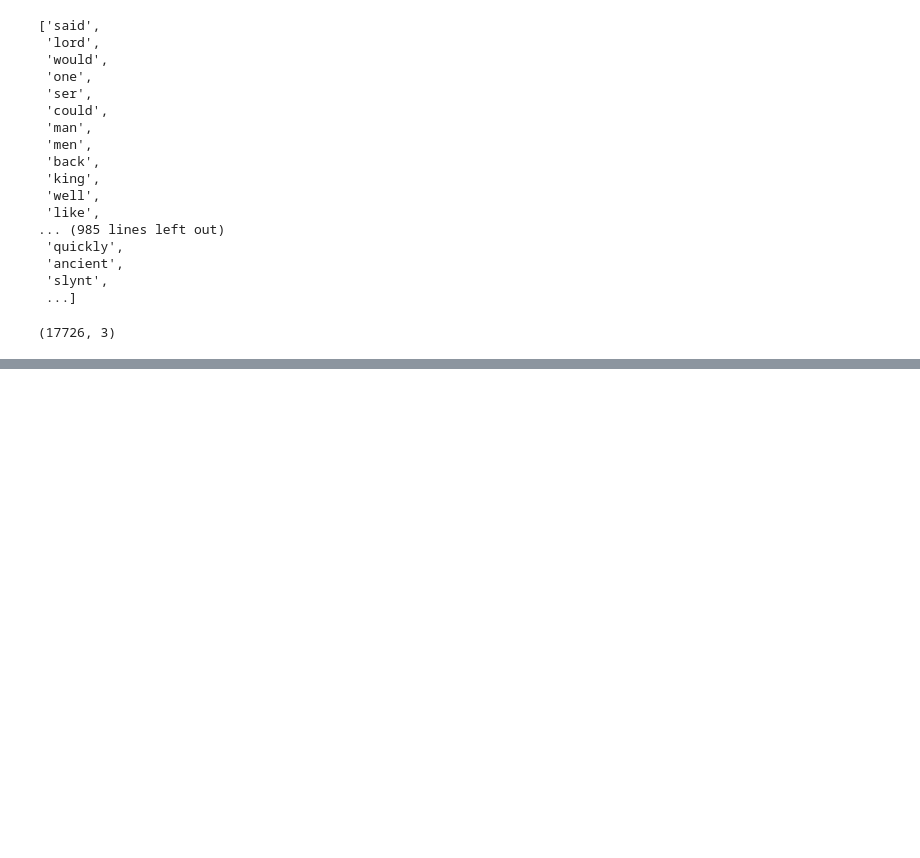
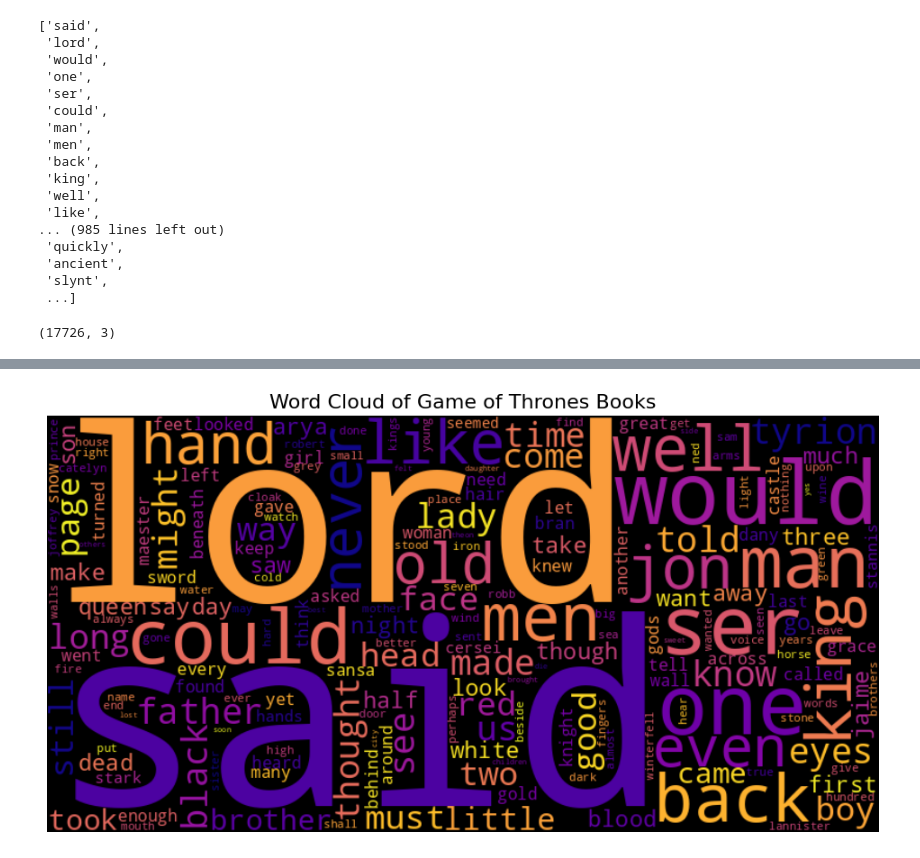
Before and after one commit to Nancy727/GameOfThronesNlp, a Jupyter notebook: GameOfThrones.ipynb, the cells around one changed output, grey strips where cells are left out. Drawn from its saved outputs; the diff is of its cells as text; code cells hidden in the pictures; blank space fills up the shorter version.

```diff
--- a/GameOfThrones.ipynb
+++ b/GameOfThrones.ipynb
@@ -200,0 +219,9 @@ fig.show()
+# %%
+wordcloud = WordCloud(width=800, height=400, background_color='black', colormap='plasma').generate_from_frequencies(word_freq)
+plt.figure(figsize=(12,6))
+plt.imshow(wordcloud, interpolation='bilinear')
+plt.axis("off")
+plt.title("Word Cloud of Game of Thrones Books", fontsize=16)
+plt.show()
+# %% [output]
+[figure, added]
```
Also changed, not shown: parts of 6 cells of this notebook.
